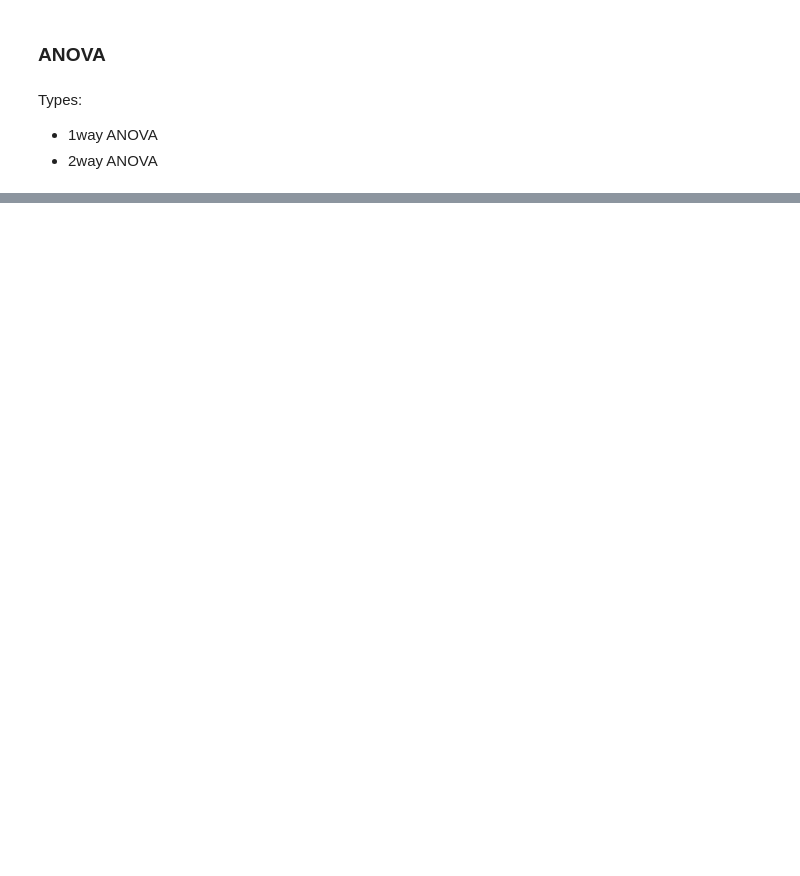
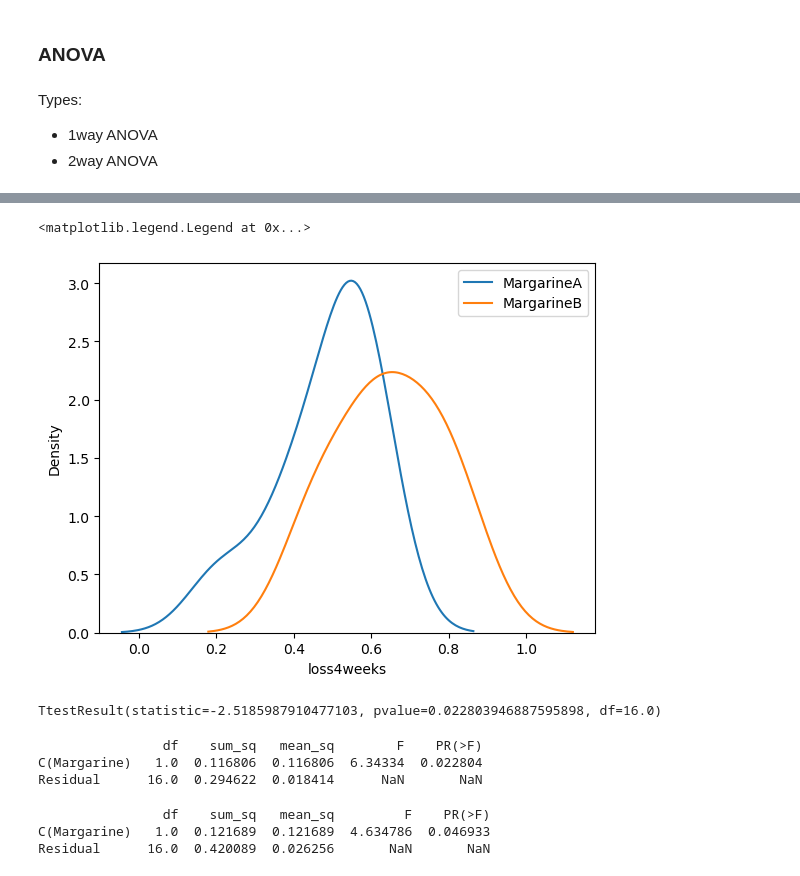
Before and after one commit to gali-jithendra/LEARNINGS, a Jupyter notebook: 9_DS_ANOVA.ipynb, the cells around one changed output, grey strips where cells are left out. Cells and saved outputs as stored; diff of their text form; code cells hidden in the pictures; blank space fills up the shorter version.

Commit message:
Adding ANOVA

```diff
--- a/9_DS_ANOVA.ipynb
+++ b/9_DS_ANOVA.ipynb
@@ -6,0 +21,21 @@ Types:
+# %%
+import pandas as pd
+
+data = {
+    "Before": [
+        6.76, 4.8, 7.49, 5.05, 3.91, 6.17, 7.67, 7.34, 5.13,   # A
+        6.42, 6.56, 8.43, 8.05, 5.77, 6.77, 6.44, 6.85, 5.73   # B
+    ],
+    "After4weeks": [
+        6.2, 4.27, 7.12, 4.63, 3.7, 5.56, 7.11, 6.84, 4.52,    # A
+        5.83, 5.83, 7.71, 7.25, 5.31, 6.15, 5.59, 6.4, 5.13    # B
+    ],
+    "After8weeks": [
+        6.13, 4.15, 7.05, 4.67, 3.66, 5.51, 6.96, 6.82, 4.45,  # A
+        5.75, 5.71, 7.67, 7.1, 5.33, 5.96, 5.64, 6.29, 5.17    # B
+    ],
+    "Margarine": ["A"] * 9 + ["B"] * 9
+}
+
+df = pd.DataFrame(data)
+print(df)
@@ -6,0 +79,3 @@ Types:
+# %%
+df['loss4weeks'] = df['Before'] - df['After4weeks']
+df.head()
@@ -6,0 +89,3 @@ Types:
+# %%
+df['loss8weeks'] = df['Before'] - df['After8weeks']
+df.head()
@@ -6,0 +99,13 @@ Types:
+# %%
+sns.kdeplot(df.loc[df['Margarine']=='A','loss4weeks'], label='MargarineA')
+sns.kdeplot(df.loc[df['Margarine']=='B','loss4weeks'], label='MargarineB')
+plt.legend()
+# %% [output]
+<matplotlib.legend.Legend at 0x...>
+[figure, added]
+# %%
+ss.ttest_ind(df.loc[df['Margarine']=='A','loss4weeks'],
+             df.loc[df['Margarine']=='B','loss4weeks'],
+             equal_var=True)
+# %% [output]
+TtestResult(statistic=-2.5185987910477103, pvalue=0.022803946887595898, df=16.0)
@@ -6,0 +115,18 @@ Types:
+# %%
+formula = 'loss4weeks ~ C(Margarine)'
+model = ols(formula,df).fit()
+aov_table = anova_lm(model)
+print(aov_table)
+# %% [output]
+                df    sum_sq   mean_sq        F    PR(>F)
+C(Margarine)   1.0  0.116806  0.116806  6.34334  0.022804
+Residual      16.0  0.294622  0.018414      NaN       NaN
+# %%
+formula = 'loss8weeks ~ C(Margarine)'
+model = ols(formula,df).fit()
+aov_table = anova_lm(model)
+print(aov_table)
+# %% [output]
+                df    sum_sq   mean_sq         F    PR(>F)
+C(Margarine)   1.0  0.121689  0.121689  4.634786  0.046933
+Residual      16.0  0.420089  0.026256       NaN       NaN
```
Also changed, not shown: parts of 28 cells of this notebook, 1 other file.
